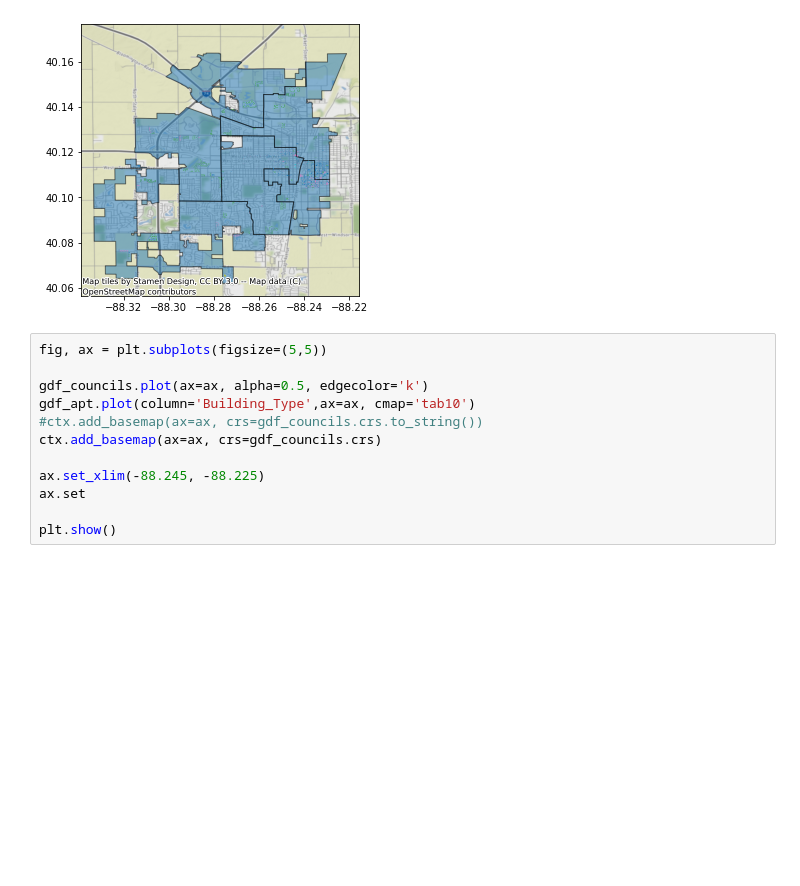
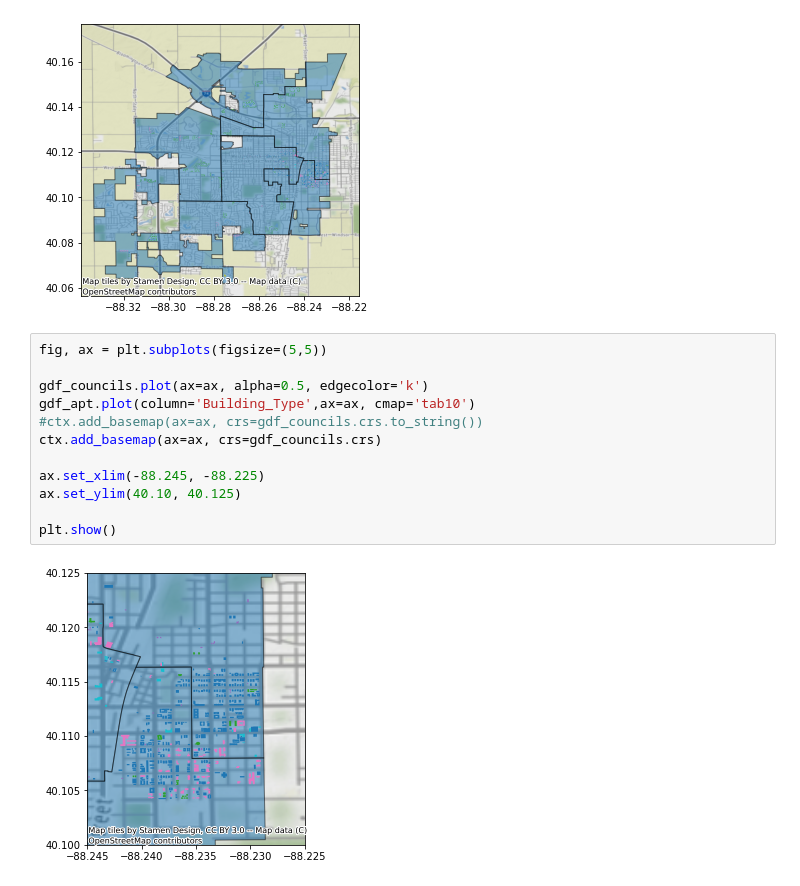
Before and after one commit to UIUC-iSchool-DataViz/is445_spring2021, a Jupyter notebook: week07/inClass_week07.ipynb, the cells around one changed output. Saved outputs shown, nothing was run; the diff lists cells and outputs as text; blank space fills up the shorter version.

```diff
--- a/week07/inClass_week07.ipynb
+++ b/week07/inClass_week07.ipynb
@@ -599,12 +599,14 @@ plt.show()
 # %%
 fig, ax = plt.subplots(figsize=(5,5))
 
 gdf_councils.plot(ax=ax, alpha=0.5, edgecolor='k')
 gdf_apt.plot(column='Building_Type',ax=ax, cmap='tab10')
 #ctx.add_basemap(ax=ax, crs=gdf_councils.crs.to_string())
 ctx.add_basemap(ax=ax, crs=gdf_councils.crs)
 
 ax.set_xlim(-88.245, -88.225)
-ax.set
+ax.set_ylim(40.10, 40.125)
 
 plt.show()
+# %% [output]
+[figure, added]
```
Also changed, not shown: parts of 1 cell of this notebook.
